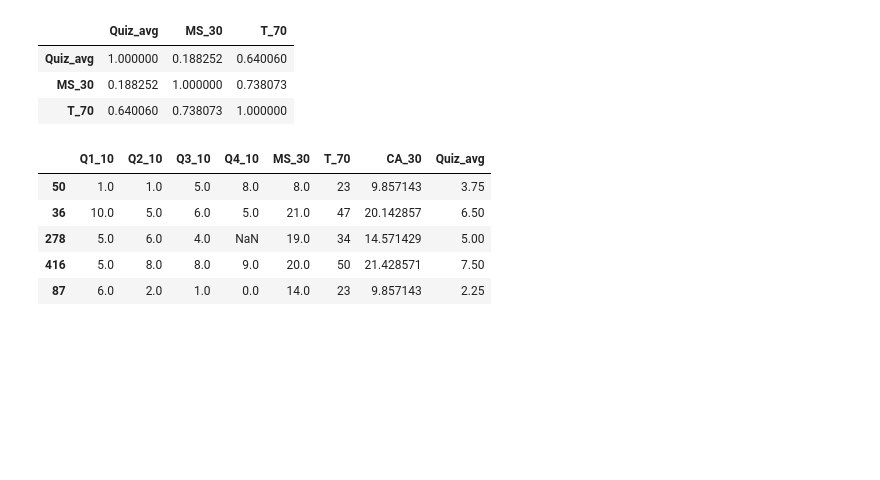
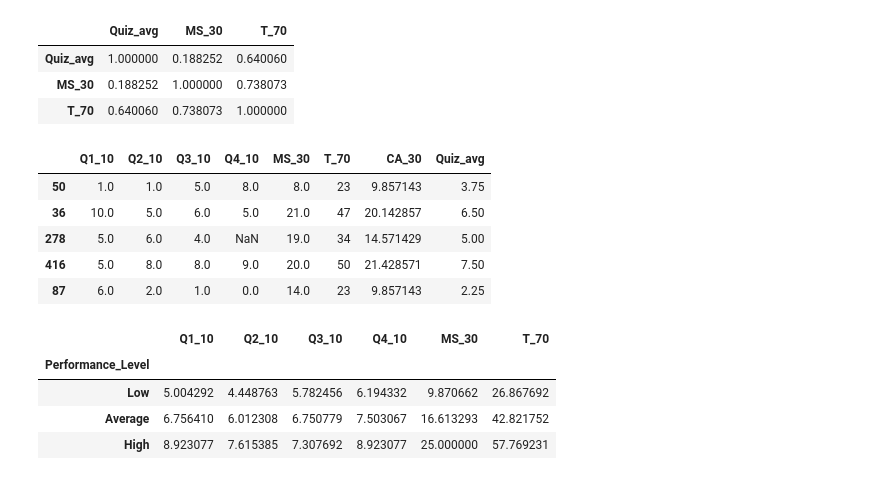
Before and after one commit to Mark-El-arch/Class_results_data-Analysis, a Jupyter notebook: math_results_analysis.ipynb, the cells around one changed output. Drawn from its saved outputs; the diff is of its cells as text; code cells hidden in the pictures; blank space fills up the shorter version.

Commit message:
grouping the class into performance levels

```diff
--- a/math_results_analysis.ipynb
+++ b/math_results_analysis.ipynb
@@ -207,3 +207,13 @@ results_df.sample(5)
 | 278 | 5.0 | 6.0 | 4.0 | NaN | 19.0 | 34 | 14.571429 | 5.00 |
 | 416 | 5.0 | 8.0 | 8.0 | 9.0 | 20.0 | 50 | 21.428571 | 7.50 |
 | 87 | 6.0 | 2.0 | 1.0 | 0.0 | 14.0 | 23 | 9.857143 | 2.25 |
+# %%
+results_df['Performance_Level'] = pd.cut(results_df['T_70'], bins=[0, 35, 55, 70], labels=['Low', 'Average', 'High'], include_lowest=True)
+# %%
+results_df.groupby('Performance_Level')[['Q1_10', 'Q2_10', 'Q3_10', 'Q4_10', 'MS_30', 'T_70']].mean()
+# %% [output]
+|  | Q1_10 | Q2_10 | Q3_10 | Q4_10 | MS_30 | T_70 |
+| Performance_Level |  |  |  |  |  |  |
+| Low | 5.004292 | 4.448763 | 5.782456 | 6.194332 | 9.870662 | 26.867692 |
+| Average | 6.756410 | 6.012308 | 6.750779 | 7.503067 | 16.613293 | 42.821752 |
+| High | 8.923077 | 7.615385 | 7.307692 | 8.923077 | 25.000000 | 57.769231 |
```
Also changed, not shown: parts of 1 cell of this notebook.
